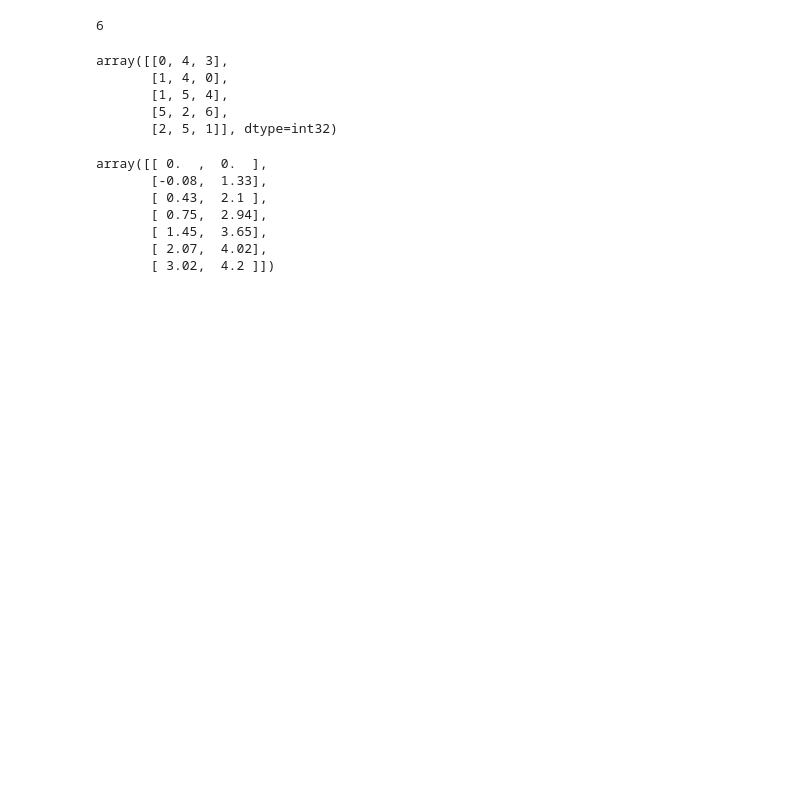
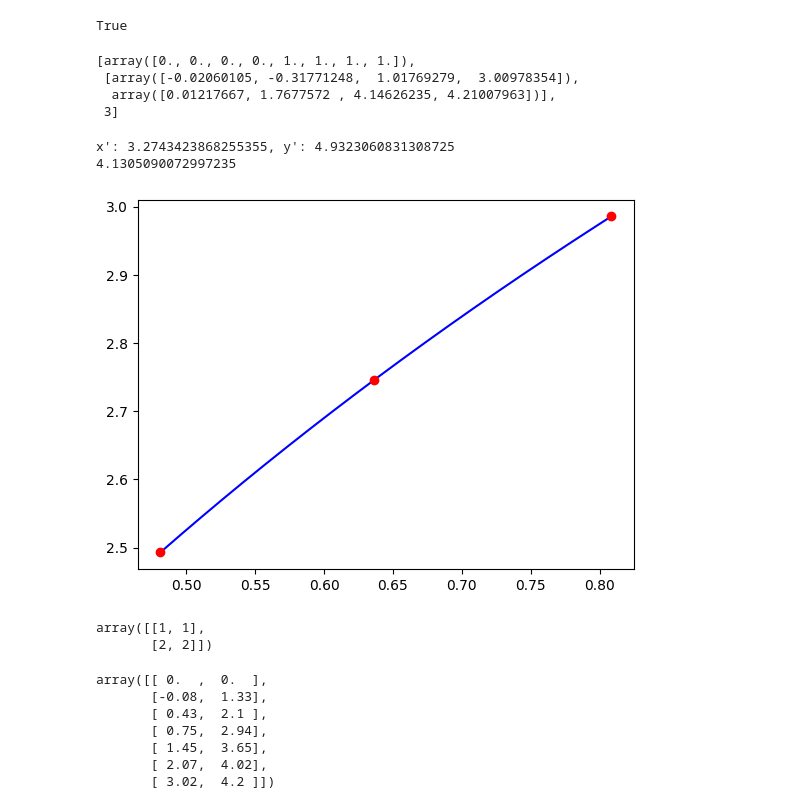
Before and after one commit to HanzeRacingDivision/Control, a Jupyter notebook: test.ipynb, the cells around one changed output. Cells and saved outputs as stored; diff of their text form; code cells hidden in the pictures; blank space fills up the shorter version.

```diff
--- a/test.ipynb
+++ b/test.ipynb
@@ -17,26 +17,51 @@ example = [{"Label": "Yellow", "Zpos": None, "Ypos": 1.66, "Xpos": -1.16, "Time"
            {"Label": "Blue", "Zpos": None, "Ypos": 3.42, "Xpos": 2.88, "Time": None},  # F
            {"Label": "Yellow", "Zpos": None, "Ypos": 4.98, "Xpos": 3.16, "Time": None}]  # G
 example_original = example.copy()
+# %%
+example == eval(str(example))
+# %% [output]
+True
 # %%
-triangles, cones = delauney_boundary(example)
+triangles, cones = delaunay_boundary(example)
 midpoints = path_finding(triangles, cones)
 next_point = generate_increment_on_path(midpoints)
 theta = np.arctan(next_point[0] / next_point[1])
 
 midpoints = np.concatenate([[[0, 0]], midpoints])
-mytck, myu = splprep([midpoints[:, 0], midpoints[:, 1]])
+mytck, _ = splprep([midpoints[:, 0], midpoints[:, 1]])
 xs, ys = splev(np.linspace(0, 1, num=10000), mytck)
 x_close, y_close = splev([0.05], mytck)
-# %% [output]
-6
-# %%
-triangles
-# %% [output]
-array([[0, 4, 3],
-       [1, 4, 0],
-       [1, 5, 4],
-       [5, 2, 6],
-       [2, 5, 1]], dtype=int32)
+# %%
+mytck
+# %% [output]
+[array([0., 0., 0., 0., 1., 1., 1., 1.]),
+ [array([-0.02060105, -0.31771248,  1.01769279,  3.00978354]),
+  array([0.01217667, 1.7677572 , 4.14626235, 4.21007963])],
+ 3]
+# %%
+xs_3, ys_3 = splev([0.45, 0.5, 0.55], mytck)
+x_prime, y_prime = splev([0.5], mytck, der=1)[:]
+x_prime, y_prime = x_prime[0], y_prime[0]
+angle = np.arccos(x_prime)
+print(f"x': {x_prime}, y': {y_prime}")
+xys = np.ndarray((xs_3.shape[0], 2))
+xys[:, 0] = xs_3
+xys[:, 1] = ys_3
+# print(np.dot((xs_3[1] - xs_3[0], ys_3[1] - ys_3[0]), (xs_3[2] - xs_3[1], ys_3[2] - ys_3[1])) / (np.linalg.norm((xs_3[1] - xs_3[0], ys_3[1] - ys_3[0])) * np.linalg.norm((xs_3[1] - xs_3[2], ys_3[1] - ys_3[2]))))
+print(np.arccos(np.dot((xs_3[1] - xs_3[0], ys_3[1] - ys_3[0]), (xs_3[2] - xs_3[1], ys_3[2] - ys_3[1])) / (np.linalg.norm((xs_3[1] - xs_3[0], ys_3[1] - ys_3[0])) * np.linalg.norm((xs_3[1] - xs_3[2], ys_3[1] - ys_3[2])))) * 180 / np.pi)
+xs_interval, ys_interval = splev(np.linspace(0.45, 0.55, num=10000), mytck)
+plt.plot(xs_interval, ys_interval, color="blue")
+plt.plot(xs_3, ys_3, "ro")
+plt.show()
+# %% [output]
+x': 3.2743423868255355, y': 4.9323060831308725
+4.1305090072997235
+[figure, added]
+# %%
+np.dstack([[1,2], [1, 2]])[0]
+# %% [output]
+array([[1, 1],
+       [2, 2]])
 # %%
 midpoints
 # %% [output]
```
Also changed, not shown: parts of 2 cells of this notebook, 3 other files.
